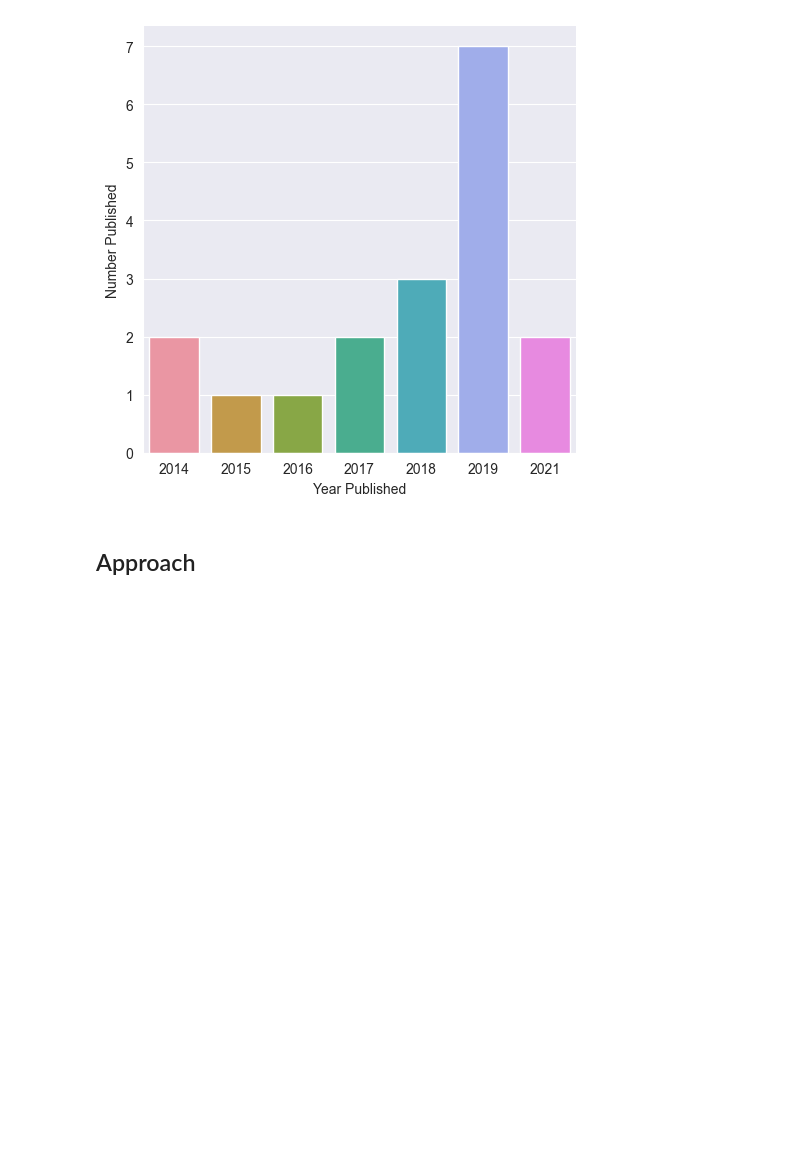
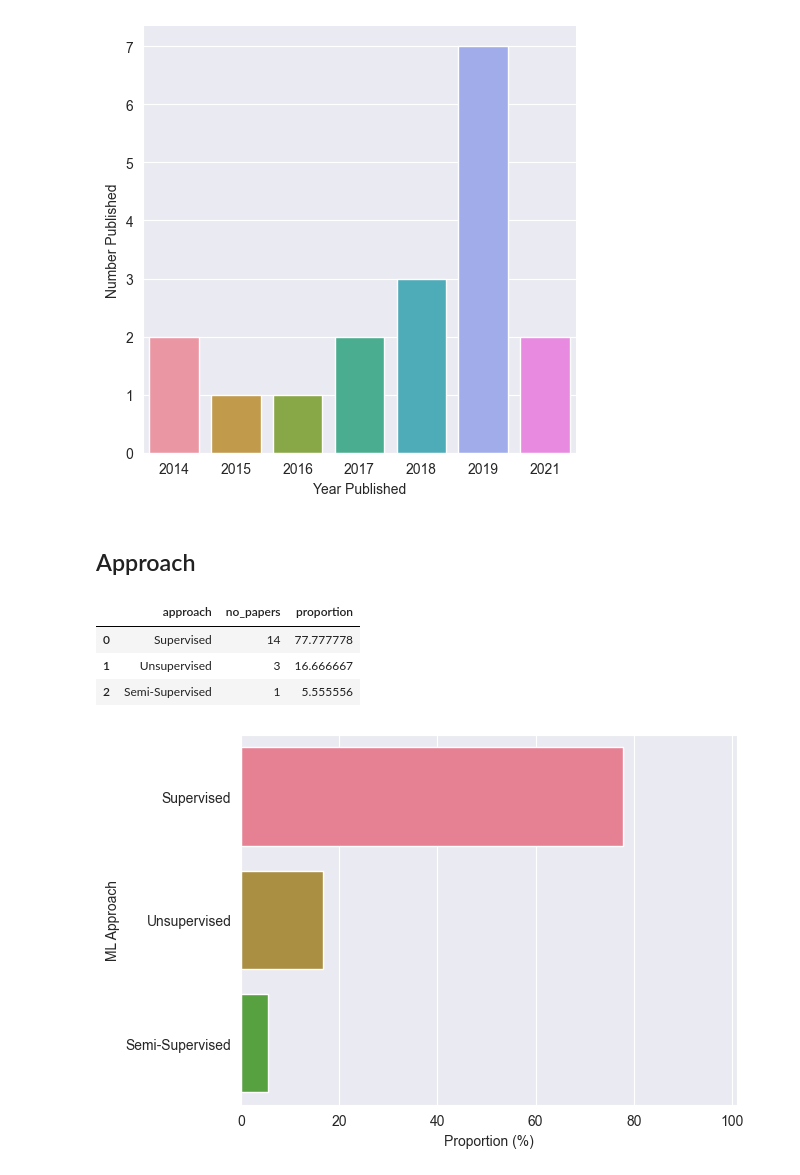
Before and after one commit to m-messer/In-Depth_Analysis_ML_Graders_Analysis, a Jupyter notebook: analysis.ipynb, the cells around one changed output. Cells and saved outputs as stored; diff of their text form; code cells hidden in the pictures; blank space fills up the shorter version.

Commit message:
PHD-394 Added approach plot

```diff
--- a/analysis.ipynb
+++ b/analysis.ipynb
@@ -57,3 +53,20 @@ plt.savefig('plots/years_published.pdf')
 [figure]
 # %% [markdown]
 ## Approach
+# %%
+approach = df.approach.value_counts().reset_index()
+approach.columns = ["approach", 'no_papers']
+approach['proportion'] = (approach.no_papers / approach.no_papers.sum()) * 100
+approach
+# %% [output]
+|  | approach | no_papers | proportion |
+| 0 | Supervised | 14 | 77.777778 |
+| 1 | Unsupervised | 3 | 16.666667 |
+| 2 | Semi-Supervised | 1 | 5.555556 |
+# %%
+ax_type = sns.barplot(approach, y='approach', x='proportion')
+ax_type.set(xlabel = 'Proportion (%)', ylabel='ML Approach')
+plt.xlim([0, 101])
+plt.savefig('plots/approach.pdf', bbox_inches='tight')
+# %% [output]
+[figure, added]
```
Also changed, not shown: parts of 1 cell of this notebook, 1 other file.
